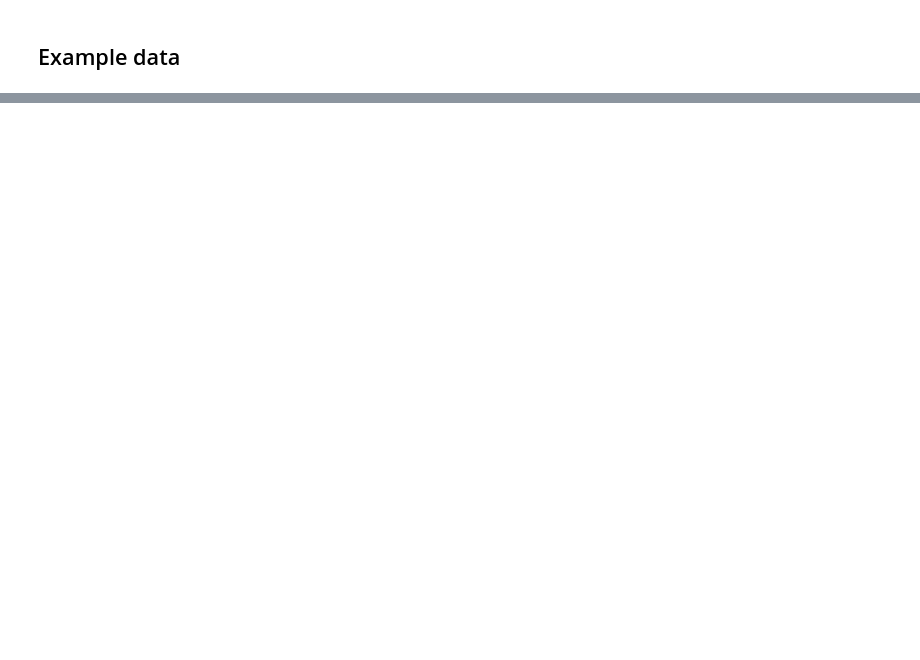
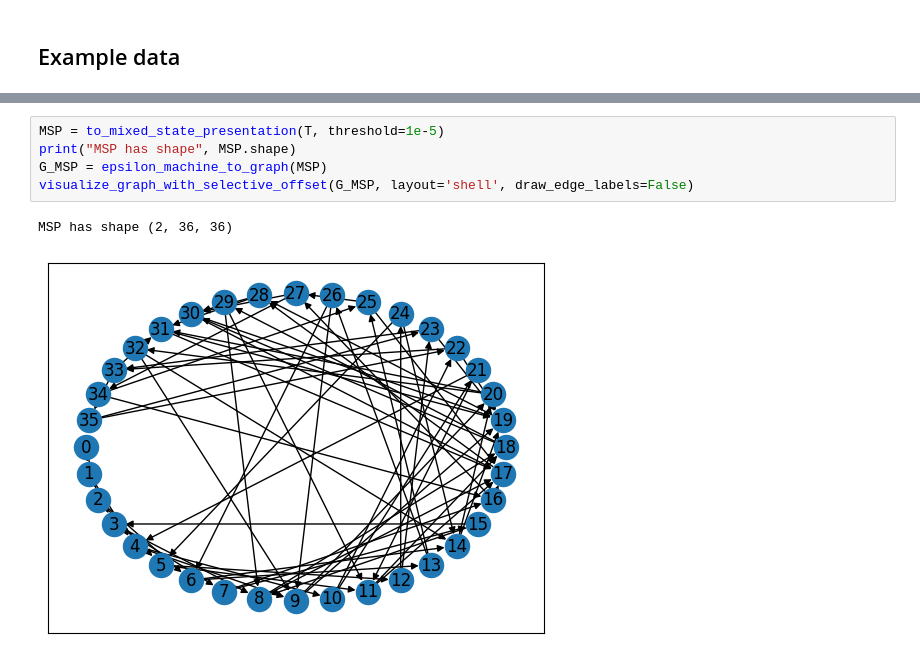
Before and after one commit to adamimos/epsilon-transformers, a Jupyter notebook: notebooks/RRXOR_process.ipynb, the cells around one changed output, grey strips where cells are left out. Drawn from its saved outputs; the diff is of its cells as text; blank space fills up the shorter version.

```diff
--- a/notebooks/RRXOR_process.ipynb
+++ b/notebooks/RRXOR_process.ipynb
@@ -811,0 +100,8 @@ accuracy = (df[(df['Context_Window_Position'] == 6) & (df['Type'] == 'XOR') & (d
+# %%
+MSP = to_mixed_state_presentation(T, threshold=1e-5)
+print("MSP has shape", MSP.shape)
+G_MSP = epsilon_machine_to_graph(MSP)
+visualize_graph_with_selective_offset(G_MSP, layout='shell', draw_edge_labels=False)
+# %% [output]
+MSP has shape (2, 36, 36)
+[figure, added]
```
Also changed, not shown: parts of 30 cells of this notebook, 2 other files.
